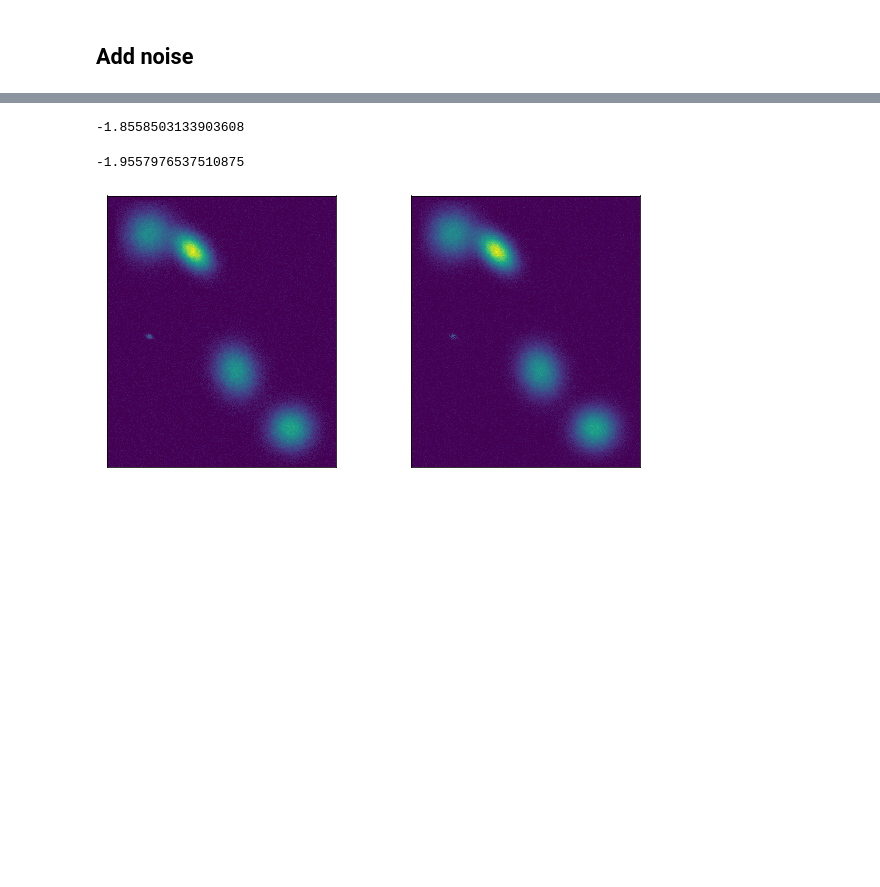
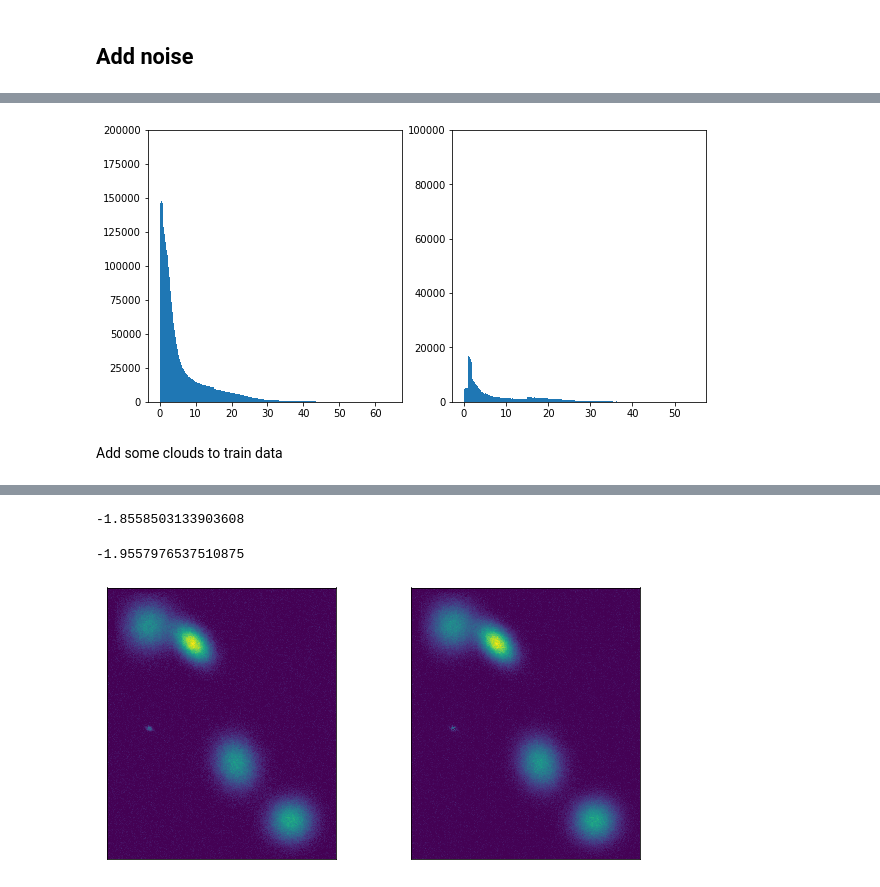
Before and after one commit to theleokul/tieof, a Jupyter notebook: research/tensor_decomp.ipynb, the cells around one changed output, grey strips where cells are left out. Drawn from its saved outputs; the diff is of its cells as text; code cells hidden in the pictures; blank space fills up the shorter version.

```diff
--- a/research/tensor_decomp.ipynb
+++ b/research/tensor_decomp.ipynb
@@ -208,0 +386,13 @@ cloud_noised_art_tensor = add_clouds(noised_art_tensor, cloud_coverage_percentag
+# %%
+fig = plt.figure(figsize=(10, 5))
+ax_lst = fig.subplots(1, 2)
+
+ax_lst[0].hist(y_train, bins=1000)
+ax_lst[0].set_ylim([0, 2*1e5])
+ax_lst[1].hist(y_test, bins=1000)
+ax_lst[1].set_ylim([0, 1e5])
+print()
+# %% [output]
+[figure, added]
+# %% [markdown]
+Add some clouds to train data
```
Also changed, not shown: parts of 40 cells of this notebook.
